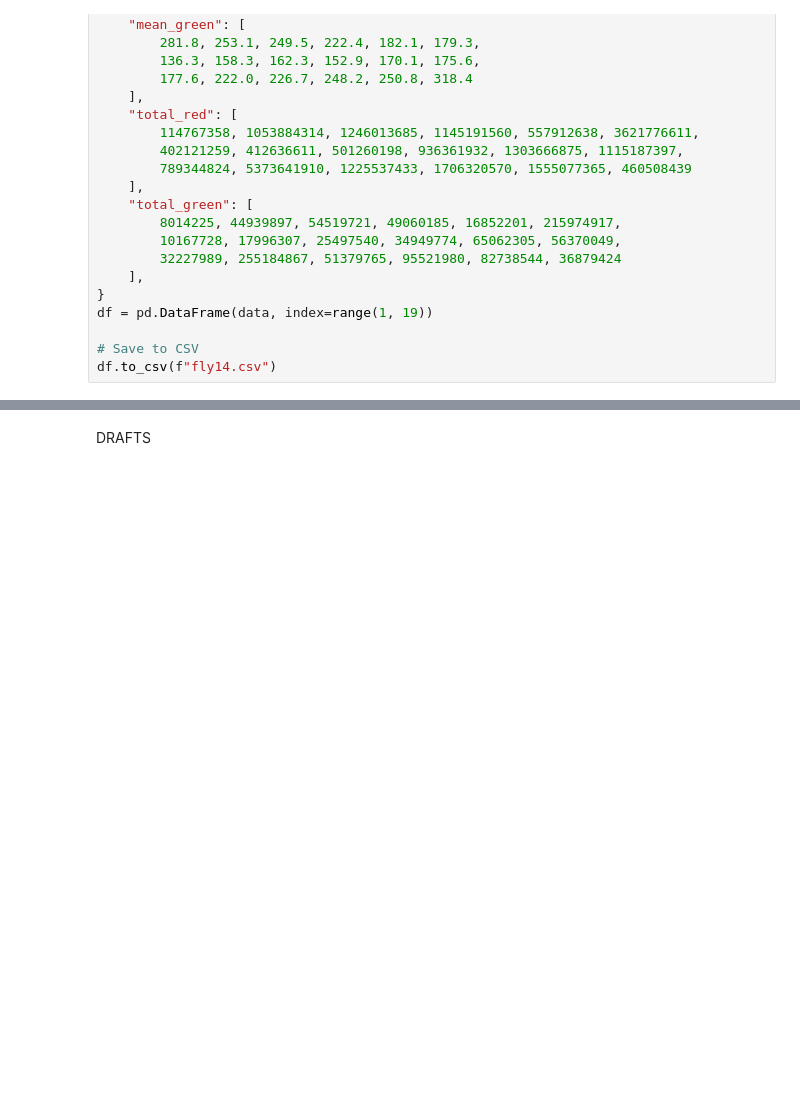
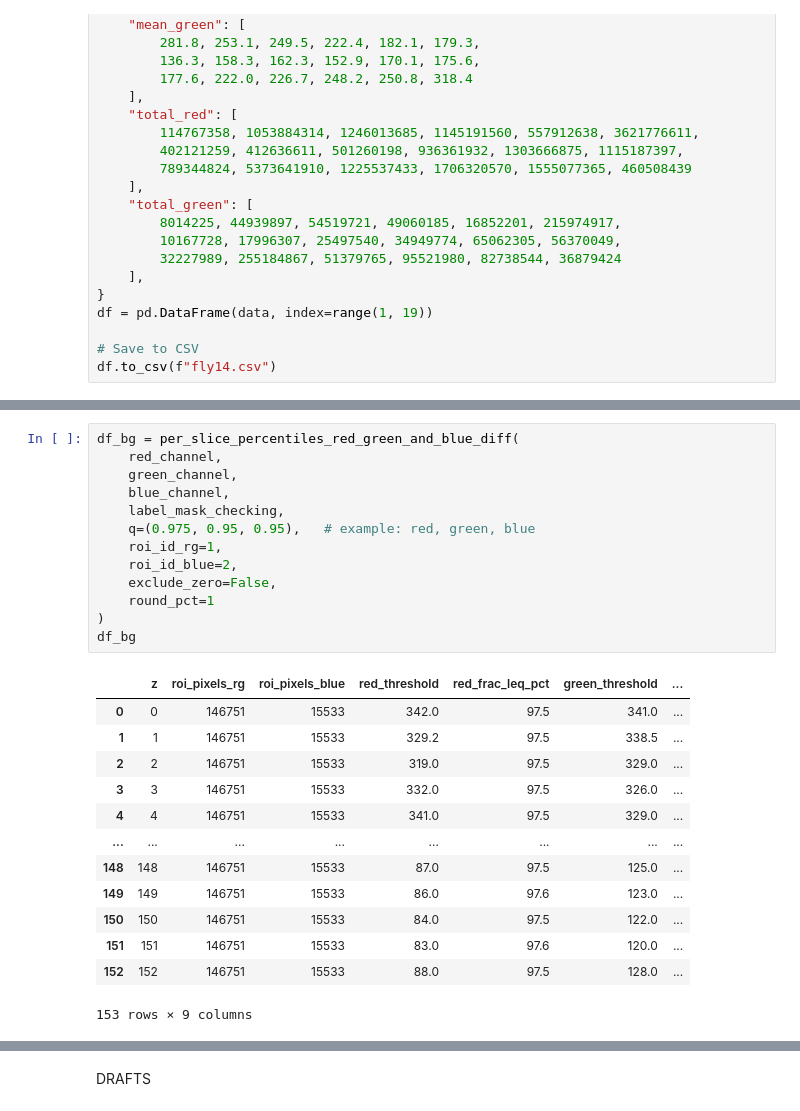
Before and after one commit to sansachenlelele/connectome_analysis_fisherlab, a Jupyter notebook: delta7/analysis_get-main-value-25summer.ipynb, the cells around one changed output, grey strips where cells are left out. Saved outputs shown, nothing was run; the diff lists cells and outputs as text; blank space fills up the shorter version.

```diff
--- a/delta7/analysis_get-main-value-25summer.ipynb
+++ b/delta7/analysis_get-main-value-25summer.ipynb
@@ -957,0 +1190,27 @@ df.to_csv(f"fly14.csv")
+# %%
+df_bg = per_slice_percentiles_red_green_and_blue_diff(
+    red_channel,
+    green_channel,
+    blue_channel,
+    label_mask_checking,
+    q=(0.975, 0.95, 0.95),   # example: red, green, blue
+    roi_id_rg=1,
+    roi_id_blue=2,
+    exclude_zero=False,
+    round_pct=1
+)
+df_bg
+# %% [output]
+|  | z | roi_pixels_rg | roi_pixels_blue | red_threshold | red_frac_leq_pct | green_threshold | ... |
+| 0 | 0 | 146751 | 15533 | 342.0 | 97.5 | 341.0 | ... |
+| 1 | 1 | 146751 | 15533 | 329.2 | 97.5 | 338.5 | ... |
+| 2 | 2 | 146751 | 15533 | 319.0 | 97.5 | 329.0 | ... |
+| 3 | 3 | 146751 | 15533 | 332.0 | 97.5 | 326.0 | ... |
+| 4 | 4 | 146751 | 15533 | 341.0 | 97.5 | 329.0 | ... |
+| ... | ... | ... | ... | ... | ... | ... | ... |
+| 148 | 148 | 146751 | 15533 | 87.0 | 97.5 | 125.0 | ... |
+| 149 | 149 | 146751 | 15533 | 86.0 | 97.6 | 123.0 | ... |
+| 150 | 150 | 146751 | 15533 | 84.0 | 97.5 | 122.0 | ... |
+| 151 | 151 | 146751 | 15533 | 83.0 | 97.6 | 120.0 | ... |
+| 152 | 152 | 146751 | 15533 | 88.0 | 97.5 | 128.0 | ... |
+153 rows × 9 columns
```
Also changed, not shown: parts of 16 cells of this notebook, 1 other file.
